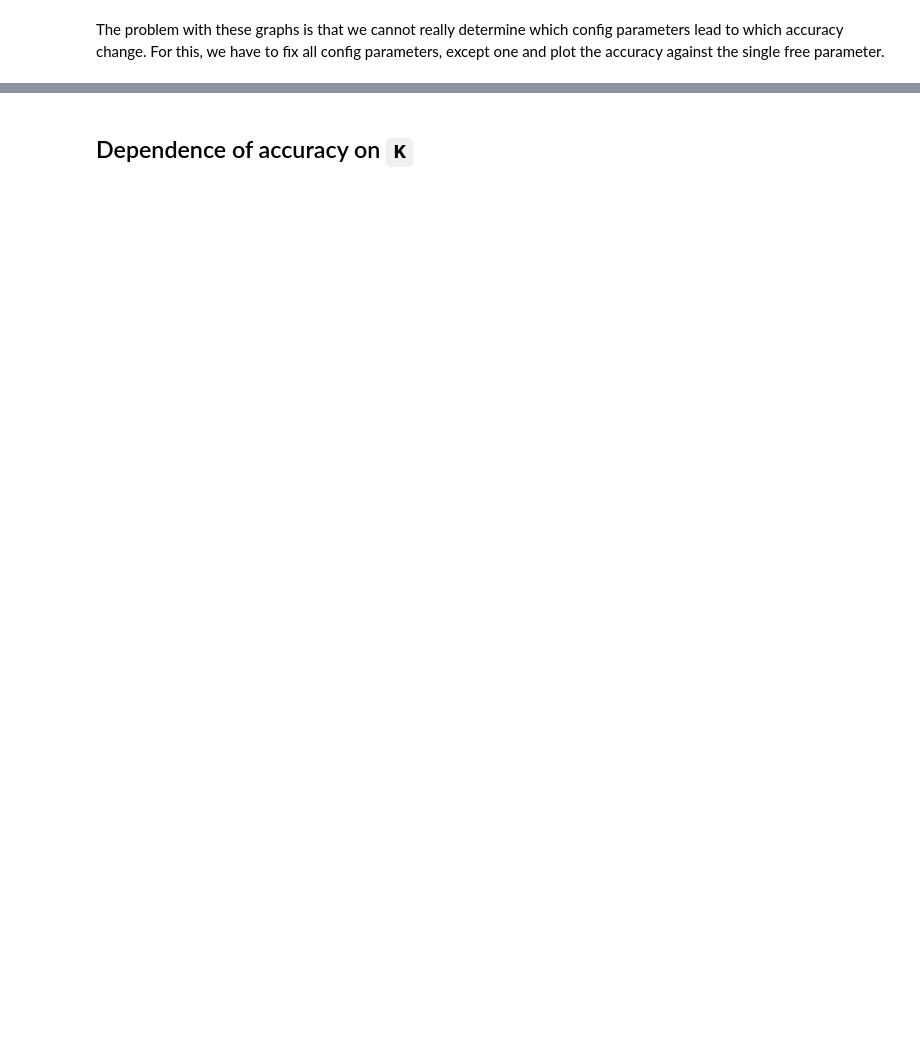
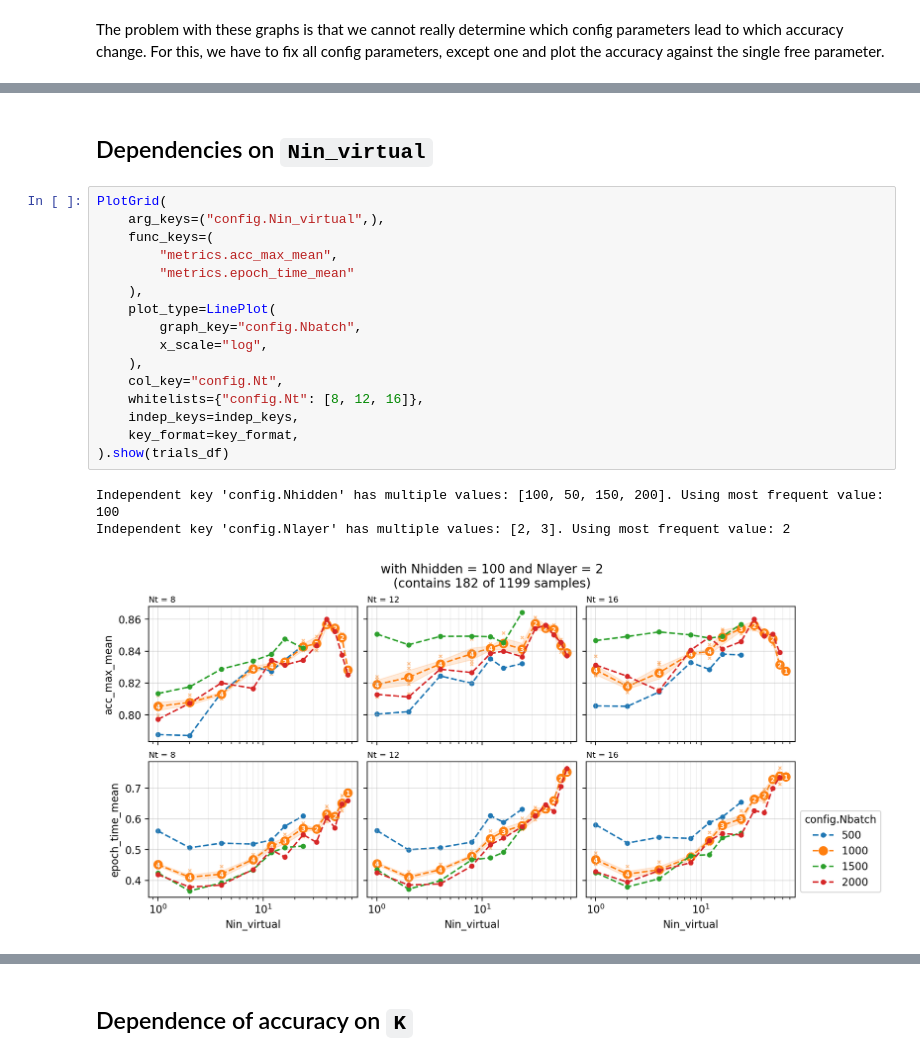
Before and after one commit to carlowenig/spikegd-carlo, a Jupyter notebook: experiments/heidelberg/analyze_grid_results.ipynb, the cells around one changed output, grey strips where cells are left out. Saved outputs shown, nothing was run; the diff lists cells and outputs as text; blank space fills up the shorter version.

```diff
--- a/experiments/heidelberg/analyze_grid_results.ipynb
+++ b/experiments/heidelberg/analyze_grid_results.ipynb
@@ -255,0 +195,22 @@ Creating 2x1 subplots
+# %% [markdown]
+## Dependencies on `Nin_virtual`
+# %%
+PlotGrid(
+    arg_keys=("config.Nin_virtual",),
+    func_keys=(
+        "metrics.acc_max_mean",
+        "metrics.epoch_time_mean"
+    ),
+    plot_type=LinePlot(
+        graph_key="config.Nbatch",
+        x_scale="log",
+    ),
+    col_key="config.Nt",
+    whitelists={"config.Nt": [8, 12, 16]},
+    indep_keys=indep_keys,
+    key_format=key_format,
+).show(trials_df)
+# %% [output]
+Independent key 'config.Nhidden' has multiple values: [100, 50, 150, 200]. Using most frequent value: 100
+Independent key 'config.Nlayer' has multiple values: [2, 3]. Using most frequent value: 2
+[figure, added]
```
Also changed, not shown: parts of 17 cells of this notebook, 7 other files.
